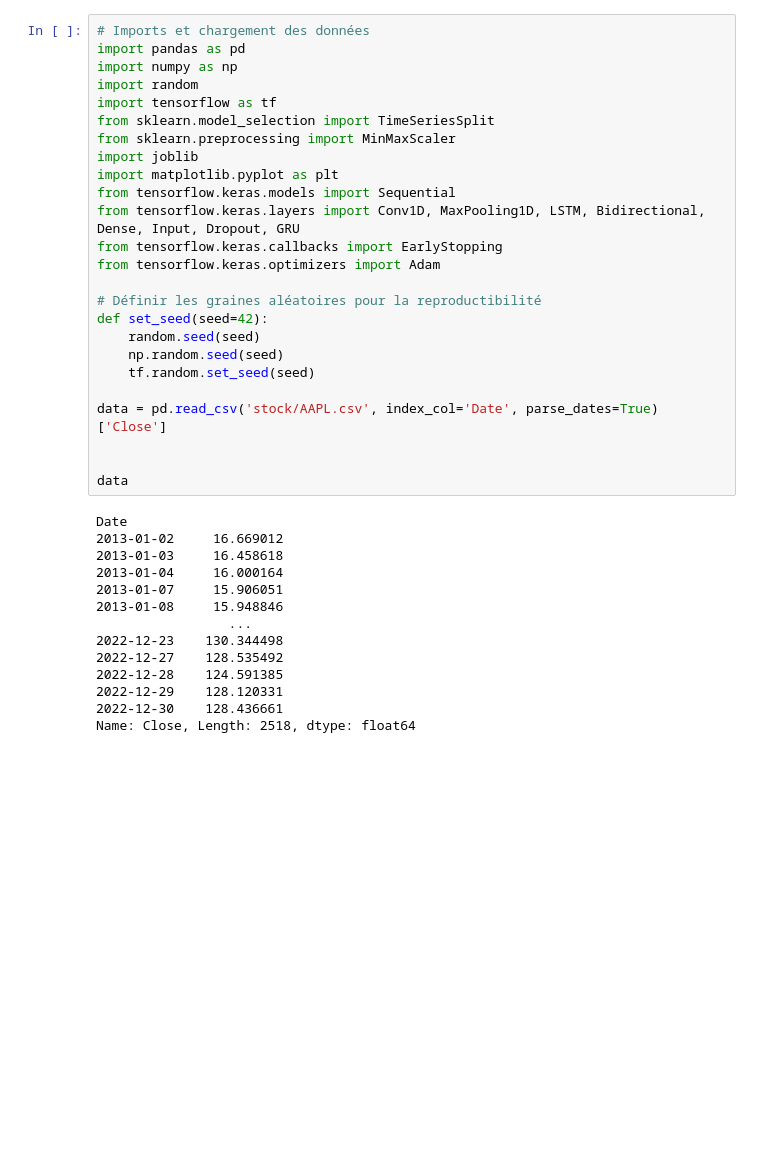
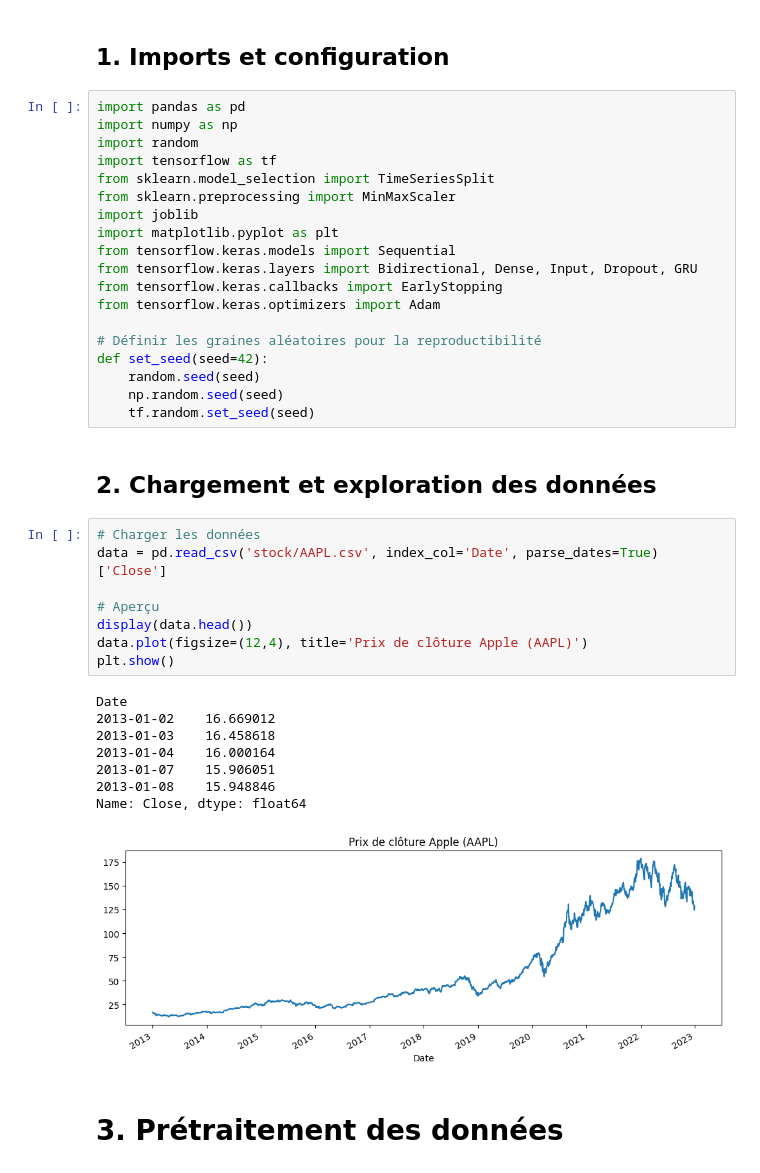
Before and after one commit to Nayer878/stock-price-bigru, a Jupyter notebook: model_bigru.ipynb, the cells around one changed output. Saved outputs shown, nothing was run; the diff lists cells and outputs as text; blank space fills up the shorter version.

```diff
--- a/model_bigru.ipynb
+++ b/model_bigru.ipynb
@@ -1,5 +15,6 @@
+# %% [markdown]
+## 1. Imports et configuration
 # %%
-# Imports et chargement des données
 import pandas as pd
 import numpy as np
 import random
@@ -9,7 +24,7 @@ from sklearn.preprocessing import MinMaxScaler
 import joblib
 import matplotlib.pyplot as plt
 from tensorflow.keras.models import Sequential
-from tensorflow.keras.layers import Conv1D, MaxPooling1D, LSTM, Bidirectional, Dense, Input, Dropout, GRU
+from tensorflow.keras.layers import Bidirectional, Dense, Input, Dropout, GRU
 from tensorflow.keras.callbacks import EarlyStopping
 from tensorflow.keras.optimizers import Adam
 
@@ -18,23 +33,25 @@ def set_seed(seed=42):
     random.seed(seed)
     np.random.seed(seed)
     tf.random.set_seed(seed)
-
-data = pd.read_csv('stock/AAPL.csv', index_col='Date', parse_dates=True)['Close']
-
-
-data
-# %% [output]
-Date
-2013-01-02     16.669012
-2013-01-03     16.458618
-2013-01-04     16.000164
-2013-01-07     15.906051
-2013-01-08     15.948846
-                 ...
-2022-12-23    130.344498
-2022-12-27    128.535492
-2022-12-28    124.591385
-2022-12-29    128.120331
-2022-12-30    128.436661
-Name: Close, Length: 2518, dtype: float64
+# %% [markdown]
+## 2. Chargement et exploration des données
+# %%
+# Charger les données
+data = pd.read_csv('stock/AAPL.csv', index_col='Date', parse_dates=True)['Close']
+
+# Aperçu
+display(data.head())
+data.plot(figsize=(12,4), title='Prix de clôture Apple (AAPL)')
+plt.show()
+# %% [output]
+Date
+2013-01-02    16.669012
+2013-01-03    16.458618
+2013-01-04    16.000164
+2013-01-07    15.906051
+2013-01-08    15.948846
+Name: Close, dtype: float64
+[figure, added]
+# %% [markdown]
+# 3. Prétraitement des données
 # %%
```
Also changed, not shown: parts of 16 cells of this notebook, 16 other files.
